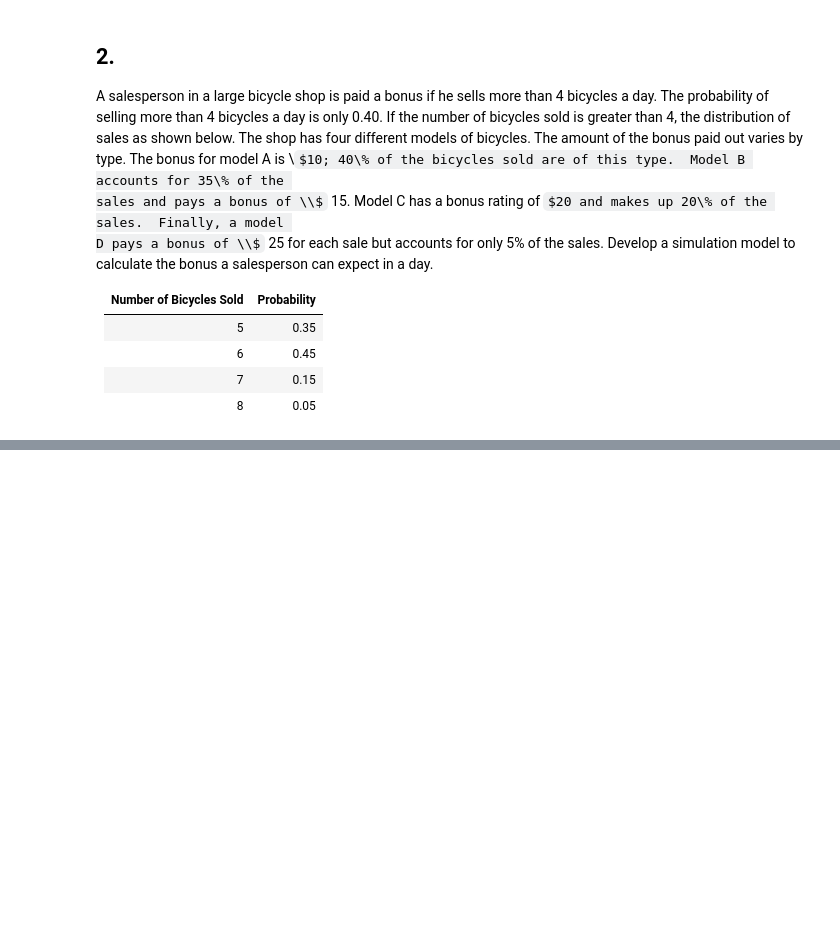
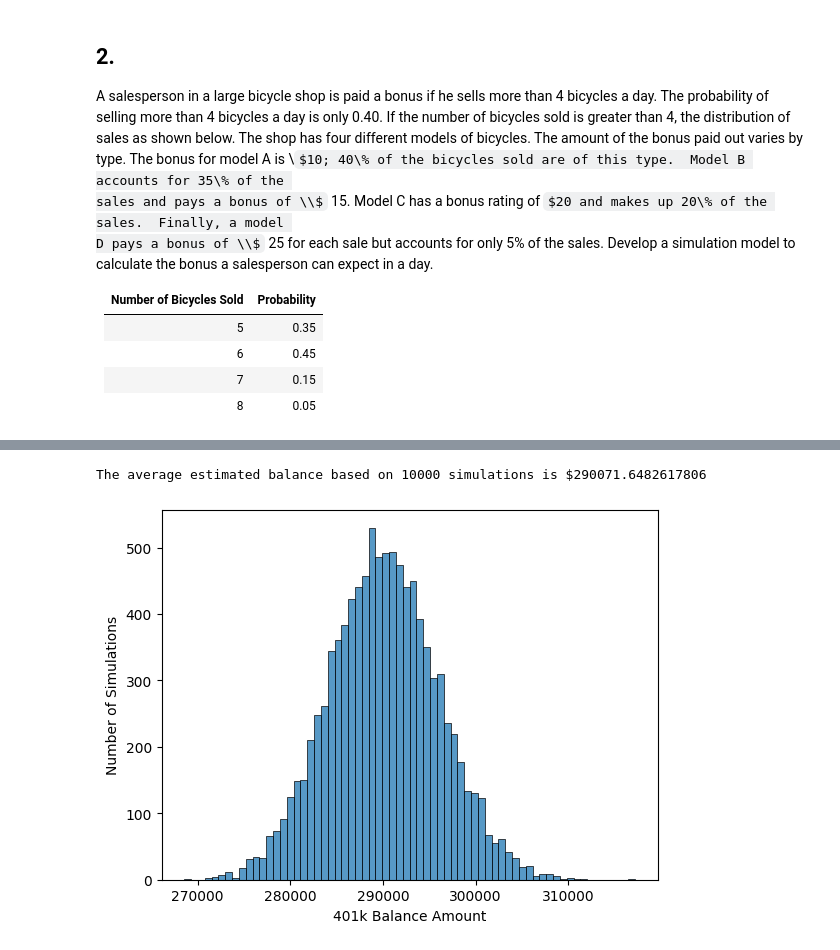
Before and after one commit to robords/basic_linear_programming, a Jupyter notebook: Homework Assignment 4.ipynb, the cells around one changed output, grey strips where cells are left out. Saved outputs shown, nothing was run; the diff lists cells and outputs as text; code cells hidden in the pictures; some formulas as TeX source; blank space fills up the shorter version.

```diff
--- a/Homework Assignment 4.ipynb
+++ b/Homework Assignment 4.ipynb
@@ -170,0 +234,20 @@ def long_term(days):
+# %%
+def salary_over_time(salary, average_raise, std_dev_of_raise, current_age, retirement_age):
+    """
+    Simulates Michael's salary growth over time.
+    This function takes into account the expected average annual raise
+    and the standard deviation of raises.
+    """
+    num_of_years = retirement_age - current_age
+    year_list = [0]
+    salary_list = [salary]
+    for year in range(num_of_years):
+        year_list.append(year+1)
+
+        # Generate random raise amount based on average and standard deviation
+        raise_amount = np.random.normal(average_raise, std_dev_of_raise)
+
+        # Calculate the new salary based on the previous year's salary and append it to a list
+        salary_list.append(salary_list[-1] * (1 + raise_amount))
+
+    return dict(zip(year_list, salary_list))
@@ -170,0 +315,28 @@ def long_term(days):
+# %%
+def sim_401k_many_times(N):
+    balance_list = []
+    dataframe_list = []
+    for day in range(N):
+        balance, yearly_state_of_account = balance_over_time(salary,
+                                                             average_raise,
+                                                             std_dev_of_raise,
+                                                             age,
+                                                             retirement_age,
+                                                             fund_rates,
+                                                             contribution_rate,
+                                                             company_match_rate)
+        balance_list.append(balance)
+        dataframe_list.append(yearly_state_of_account)
+    return balance_list, dataframe_list
+# %%
+number_of_sims = 10000
+balance_list, dataframe_list = sim_401k_many_times(number_of_sims)
+mu, std = norm.fit(balance_list)
+print(f'The average estimated balance based on {number_of_sims} simulations is ${mu}')
+
+ax = sns.histplot(data=balance_list)
+ax.set(xlabel='401k Balance Amount', ylabel='Number of Simulations')
+plt.show()
+# %% [output]
+The average estimated balance based on 10000 simulations is $290071.6482617806
+[figure, added]
```
Also changed, not shown: parts of 10 cells of this notebook.
